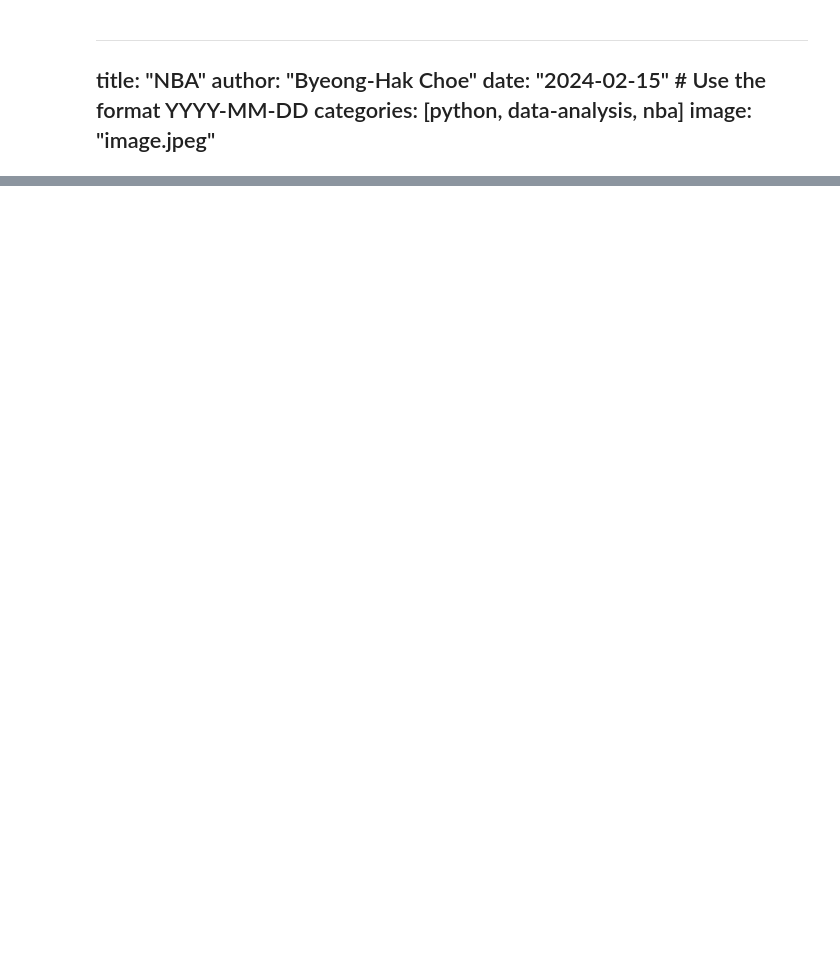
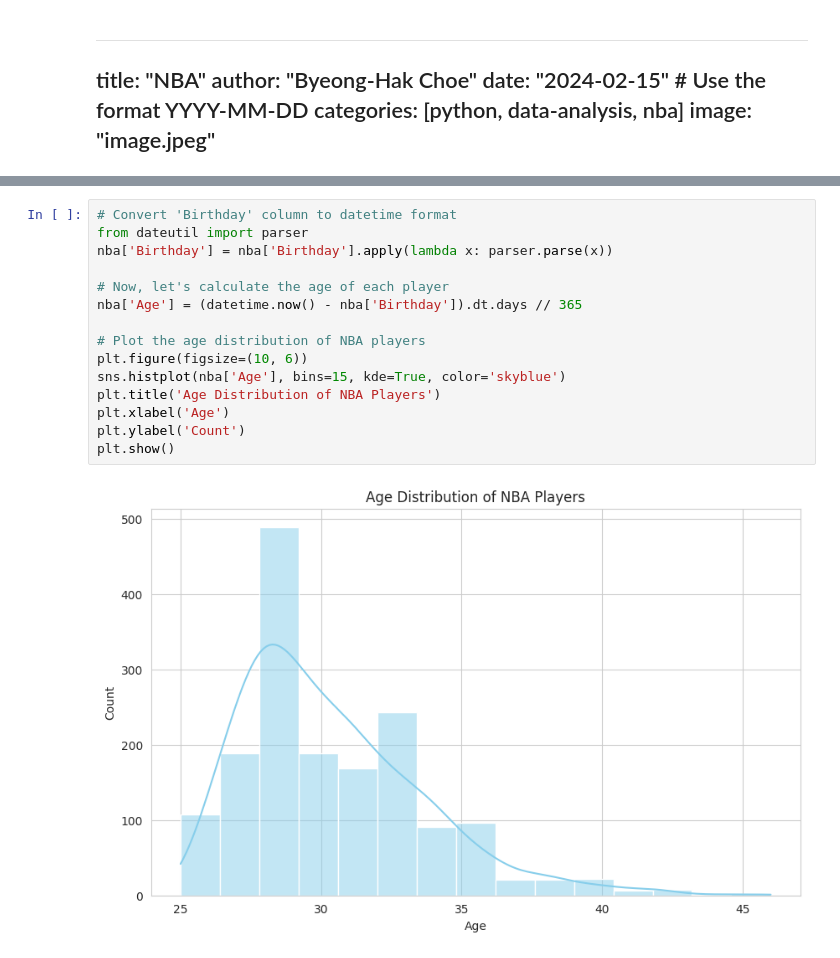
Before and after one commit to bcdanl/posts, a Jupyter notebook: nba/nba.ipynb, the cells around one changed output, grey strips where cells are left out. Drawn from its saved outputs; the diff is of its cells as text; blank space fills up the shorter version.

```diff
--- a/nba/nba.ipynb
+++ b/nba/nba.ipynb
@@ -697,0 +105,17 @@ nba.set_index("Team").head()
+# %%
+# Convert 'Birthday' column to datetime format
+from dateutil import parser
+nba['Birthday'] = nba['Birthday'].apply(lambda x: parser.parse(x))
+
+# Now, let's calculate the age of each player
+nba['Age'] = (datetime.now() - nba['Birthday']).dt.days // 365
+
+# Plot the age distribution of NBA players
+plt.figure(figsize=(10, 6))
+sns.histplot(nba['Age'], bins=15, kde=True, color='skyblue')
+plt.title('Age Distribution of NBA Players')
+plt.xlabel('Age')
+plt.ylabel('Count')
+plt.show()
+# %% [output]
+[figure, added]
```
Also changed, not shown: parts of 79 cells of this notebook.
